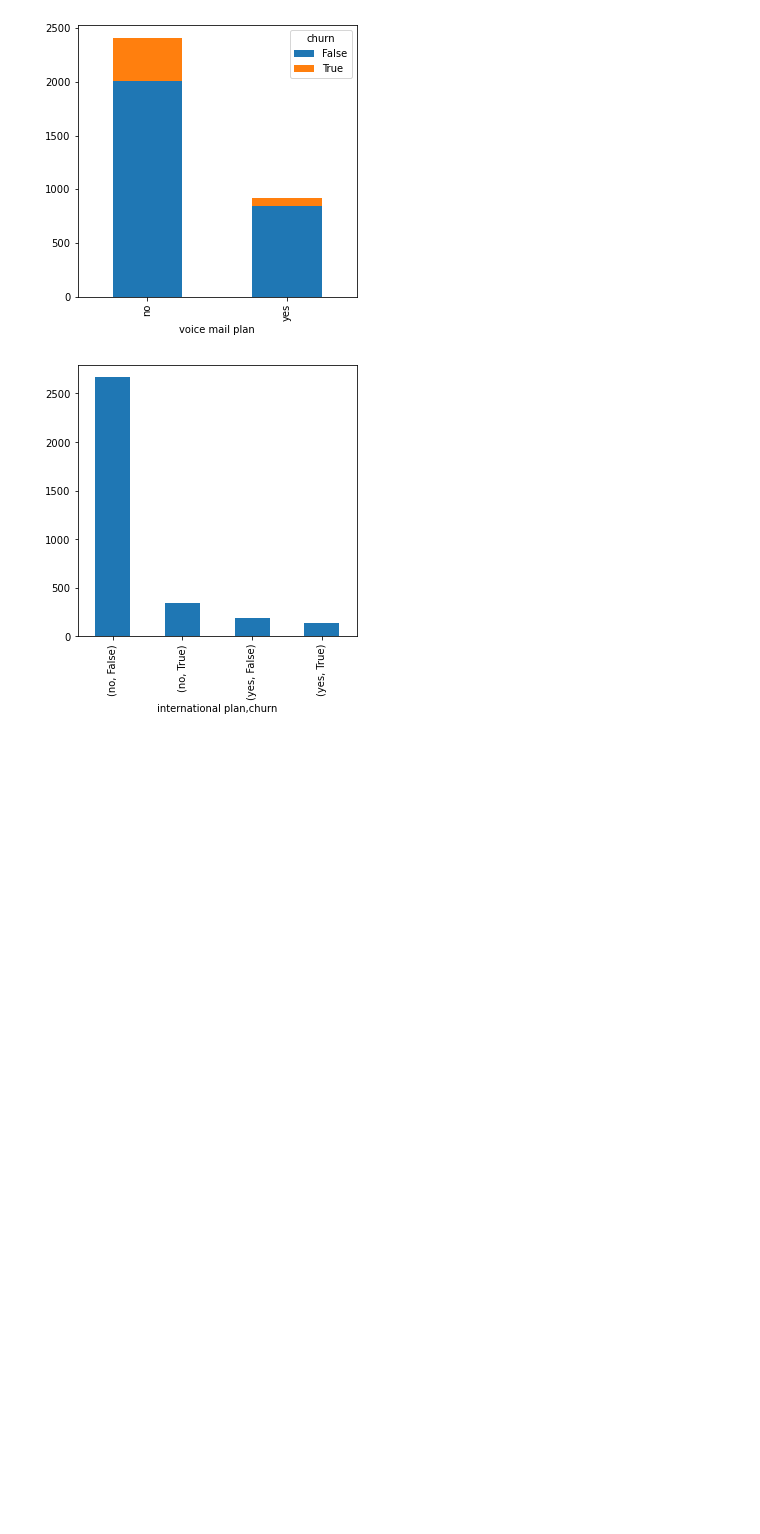
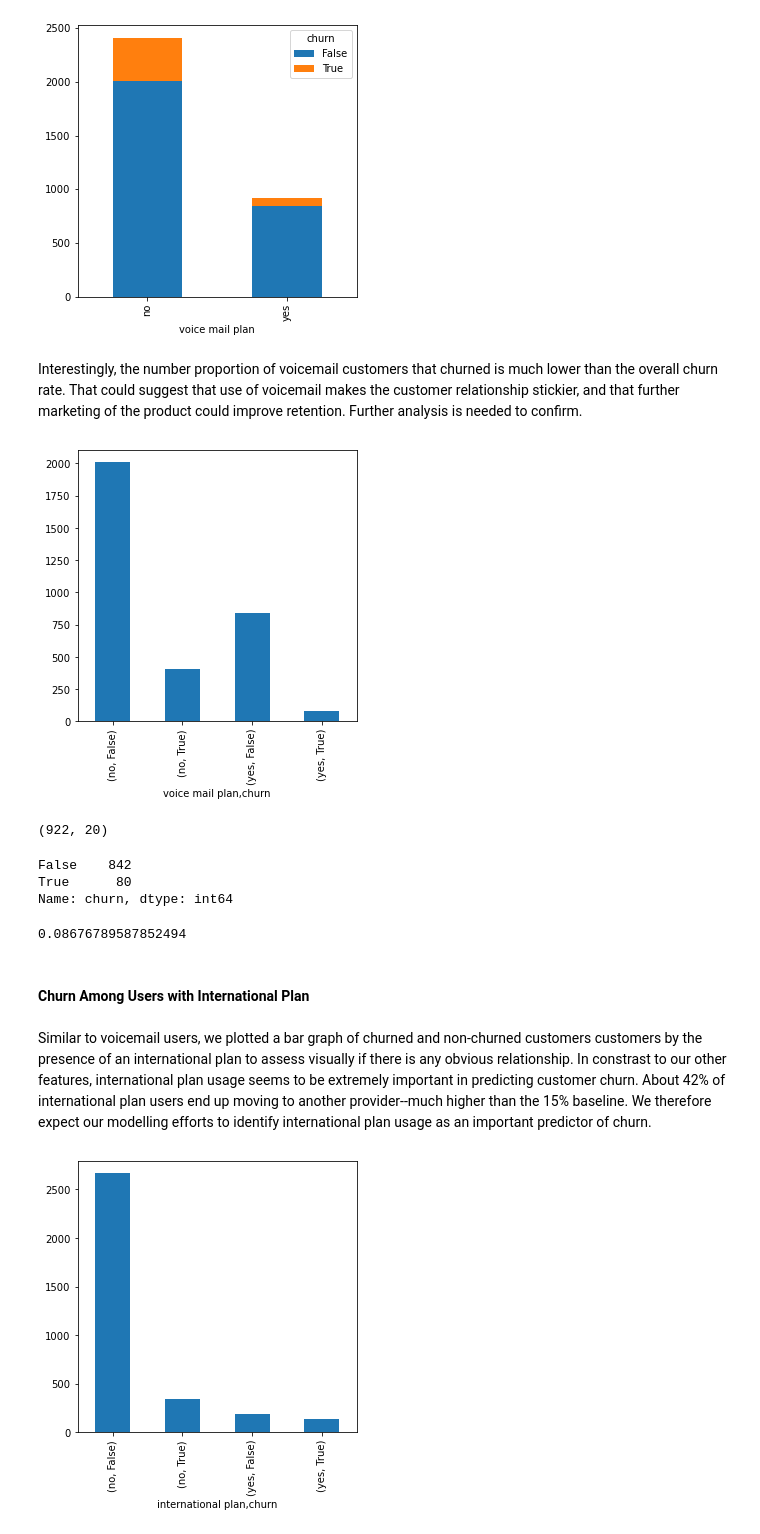
Before and after one commit to ThomasHChapman/P3-Classifer, a Jupyter notebook: SyriatelChurnNotebook.ipynb, the cells around one changed output. Cells and saved outputs as stored; diff of their text form; code cells hidden in the pictures; blank space fills up the shorter version.

Commit message:
Added model descriptions & business understanding

```diff
--- a/SyriatelChurnNotebook.ipynb
+++ b/SyriatelChurnNotebook.ipynb
@@ -105,6 +153,31 @@ df.groupby(["area code", "churn"]).size().unstack().plot(kind='bar', stacked=Tru
 df.groupby(["voice mail plan", "churn"]).size().unstack().plot(kind='bar', stacked=True, figsize=(5,5));
 # %% [output]
 [figure]
+# %% [markdown]
+Interestingly, the number proportion of voicemail customers that churned is much lower than the overall churn rate. That could suggest that use of voicemail makes the customer relationship stickier, and that further marketing of the product could improve retention. Further analysis is needed to confirm.
+# %%
+df.groupby(["voice mail plan", "churn"]).size().plot(kind='bar', stacked=True, figsize=(5,5));
+# %% [output]
+[figure, added]
+# %%
+print(df[df['voice mail plan'] == 'yes'].shape)
+# %% [output]
+(922, 20)
+# %%
+df_vm = df[df['voice mail plan'] == 'yes']
+df_vm['churn'].value_counts()
+# %% [output]
+False    842
+True      80
+Name: churn, dtype: int64
+# %%
+print(80/(80+842))
+# %% [output]
+0.08676789587852494
+# %% [markdown]
+#### Churn Among Users with International Plan
+# %% [markdown]
+Similar to voicemail users, we plotted a bar graph of churned and non-churned customers customers by the presence of an international plan to assess visually if there is any obvious relationship. In constrast to our other features, international plan usage seems to be extremely important in predicting customer churn. About 42% of international plan users end up moving to another provider--much higher than the 15% baseline. We therefore expect our modelling efforts to identify international plan usage as an important predictor of churn.
 # %%
 df.groupby(["international plan", "churn"]).size().plot(kind='bar', stacked=True, figsize=(5,5));
 # %% [output]
```
Also changed, not shown: parts of 58 cells of this notebook.
